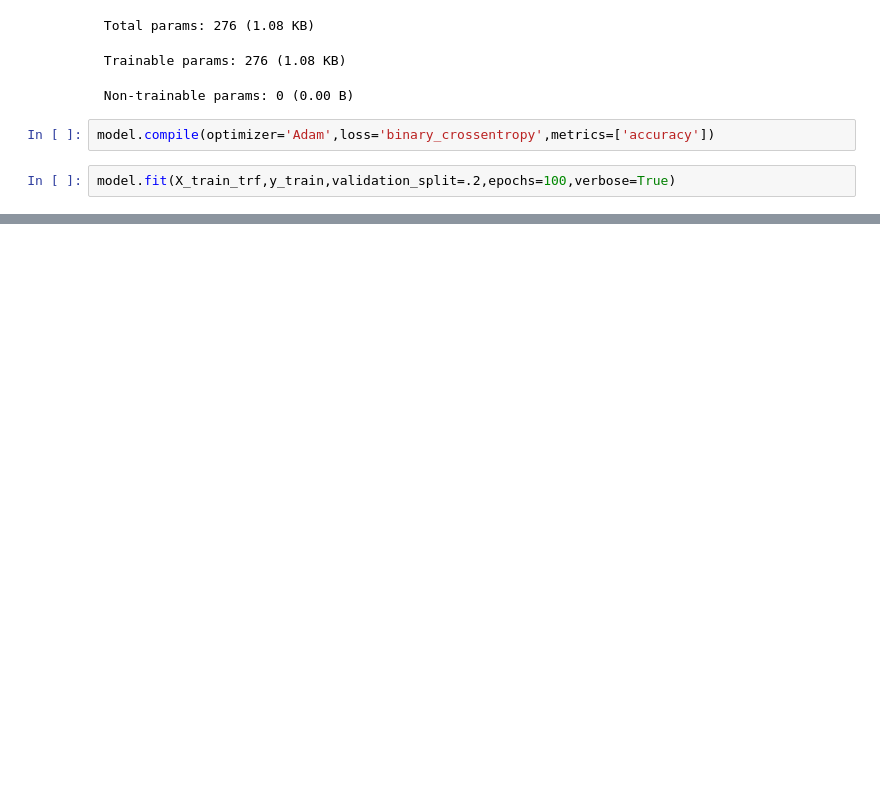
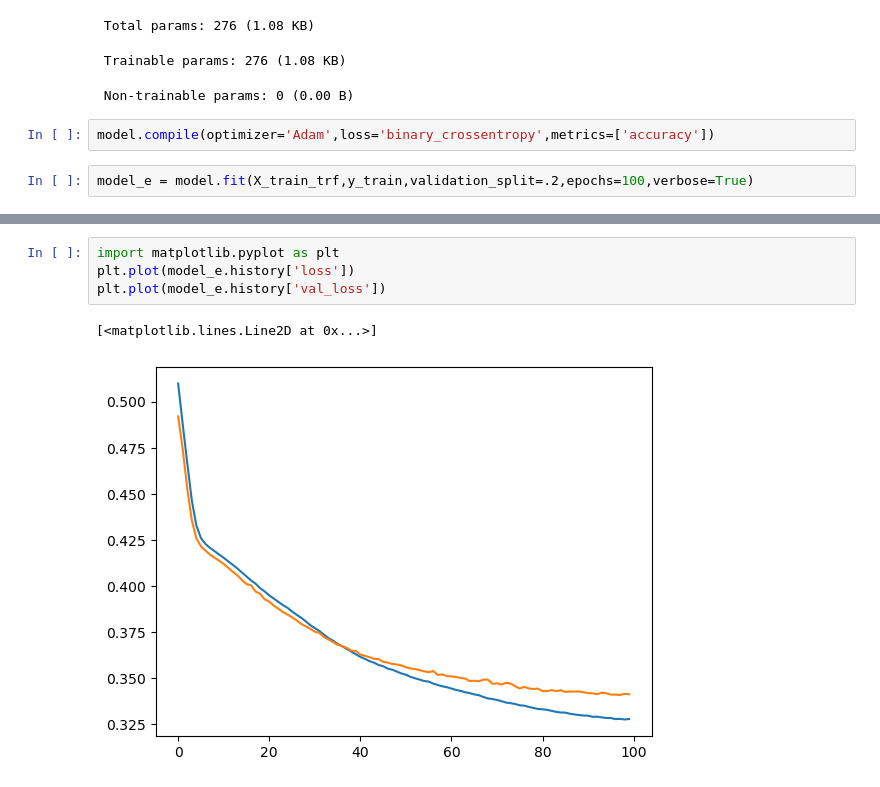
Before and after one commit to shivishivendra123/Deep-Learning, a Jupyter notebook: ANN/Customer_churn_prediction_using_ANN.ipynb, the cells around one changed output, grey strips where cells are left out. Saved outputs shown, nothing was run; the diff lists cells and outputs as text; blank space fills up the shorter version.

Commit message:
Plotted Graphs for models

```diff
--- a/ANN/Customer_churn_prediction_using_ANN.ipynb
+++ b/ANN/Customer_churn_prediction_using_ANN.ipynb
@@ -97,6 +97,6 @@ Model: "sequential_1"
 # %%
 model.compile(optimizer='Adam',loss='binary_crossentropy',metrics=['accuracy'])
 # %%
-model.fit(X_train_trf,y_train,validation_split=.2,epochs=100,verbose=True)
+model_e = model.fit(X_train_trf,y_train,validation_split=.2,epochs=100,verbose=True)
 # %% [output]
 Epoch 1/100
@@ -119,0 +119,7 @@ Epoch 100/100
+# %%
+import matplotlib.pyplot as plt
+plt.plot(model_e.history['loss'])
+plt.plot(model_e.history['val_loss'])
+# %% [output]
+[<matplotlib.lines.Line2D at 0x...>]
+[figure, added]
```
Also changed, not shown: parts of 3 cells of this notebook.
